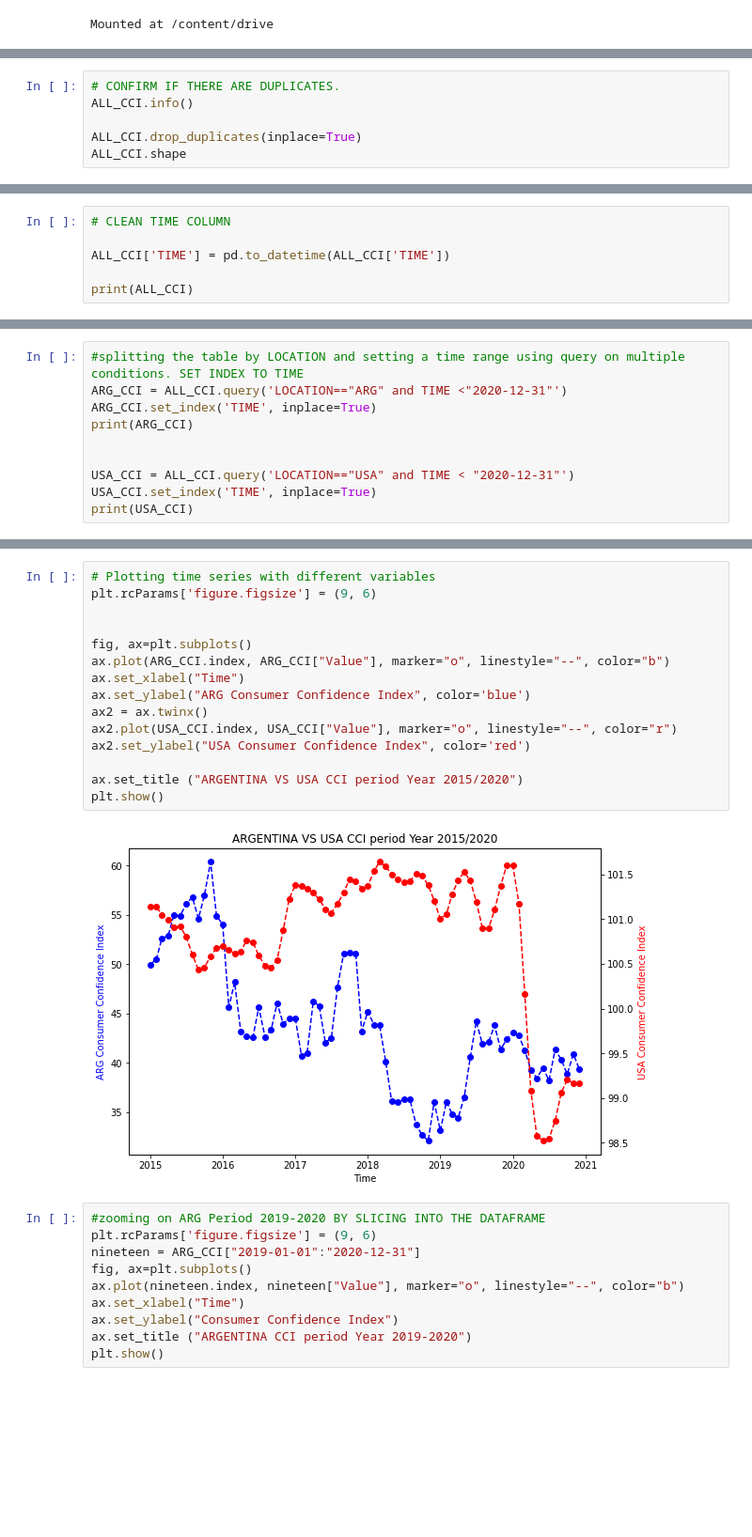
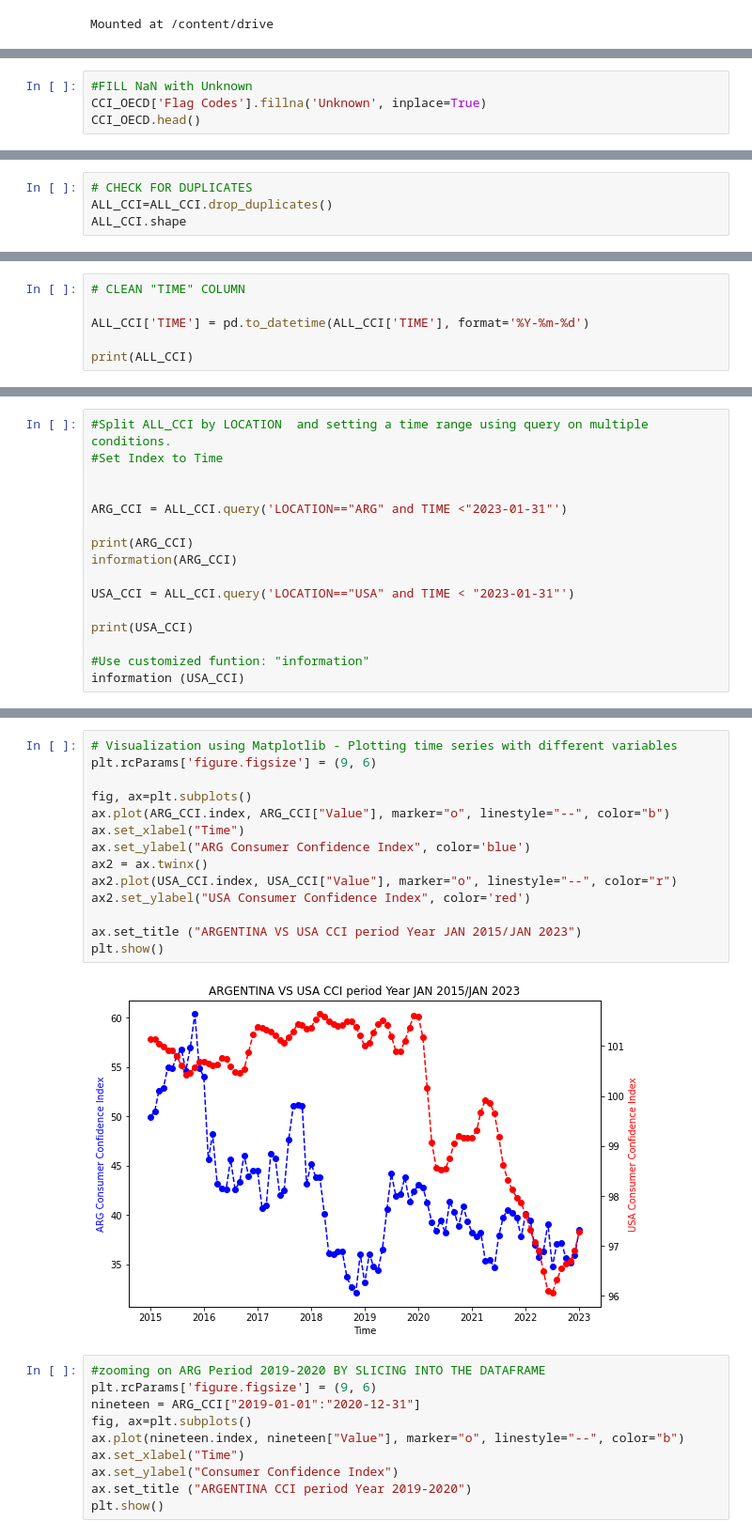
Before and after one commit to natmonge/UCDPA_NataliaMongelos, a Jupyter notebook: Data_Analytics_Project.ipynb, the cells around one changed output, grey strips where cells are left out. Shown: that part at 94% size. Saved outputs shown, nothing was run; the diff lists cells and outputs as text; blank space fills up the shorter version.

```diff
--- a/Data_Analytics_Project.ipynb
+++ b/Data_Analytics_Project.ipynb
@@ -89,0 +123,4 @@ CCI_OECD
+# %%
+#FILL NaN with Unknown
+CCI_OECD['Flag Codes'].fillna('Unknown', inplace=True)
+CCI_OECD.head()
@@ -113,7 +179,5 @@ print (ALL_CCI)
 # %%
-# CONFIRM IF THERE ARE DUPLICATES.
-ALL_CCI.info()
-
-ALL_CCI.drop_duplicates(inplace=True)
+# CHECK FOR DUPLICATES
+ALL_CCI=ALL_CCI.drop_duplicates()
 ALL_CCI.shape
 # %% [output]
@@ -131,7 +185,7 @@ memory usage: 9.2+ KB
 # %%
-# CLEAN TIME COLUMN
+# CLEAN "TIME" COLUMN
 
-ALL_CCI['TIME'] = pd.to_datetime(ALL_CCI['TIME'])
+ALL_CCI['TIME'] = pd.to_datetime(ALL_CCI['TIME'], format='%Y-%m-%d')
 
 print(ALL_CCI)
 # %% [output]
@@ -155,11 +217,17 @@ print(ALL_CCI)
 # %%
-#splitting the table by LOCATION and setting a time range using query on multiple conditions. SET INDEX TO TIME
-ARG_CCI = ALL_CCI.query('LOCATION=="ARG" and TIME <"2020-12-31"')
-ARG_CCI.set_index('TIME', inplace=True)
-print(ARG_CCI)
+#Split ALL_CCI by LOCATION  and setting a time range using query on multiple conditions.
+#Set Index to Time
 
 
-USA_CCI = ALL_CCI.query('LOCATION=="USA" and TIME < "2020-12-31"')
-USA_CCI.set_index('TIME', inplace=True)
+ARG_CCI = ALL_CCI.query('LOCATION=="ARG" and TIME <"2023-01-31"')
+
+print(ARG_CCI)
+information(ARG_CCI)
+
+USA_CCI = ALL_CCI.query('LOCATION=="USA" and TIME < "2023-01-31"')
+
 print(USA_CCI)
+
+#Use customized funtion: "information"
+information (USA_CCI)
 # %% [output]
@@ -208,20 +332,19 @@ plt.show()
 # %%
-# Plotting time series with different variables
+# Visualization using Matplotlib - Plotting time series with different variables
 plt.rcParams['figure.figsize'] = (9, 6)
-
 
 fig, ax=plt.subplots()
 ax.plot(ARG_CCI.index, ARG_CCI["Value"], marker="o", linestyle="--", color="b")
 ax.set_xlabel("Time")
 ax.set_ylabel("ARG Consumer Confidence Index", color='blue')
 ax2 = ax.twinx()
 ax2.plot(USA_CCI.index, USA_CCI["Value"], marker="o", linestyle="--", color="r")
 ax2.set_ylabel("USA Consumer Confidence Index", color='red')
 
-ax.set_title ("ARGENTINA VS USA CCI period Year 2015/2020")
+ax.set_title ("ARGENTINA VS USA CCI period Year JAN 2015/JAN 2023")
 plt.show()
 # %% [output]
-[figure, old version]
+[figure, new version]
 # %%
 #zooming on ARG Period 2019-2020 BY SLICING INTO THE DATAFRAME
 plt.rcParams['figure.figsize'] = (9, 6)
```
Also changed, not shown: parts of 35 cells of this notebook.
